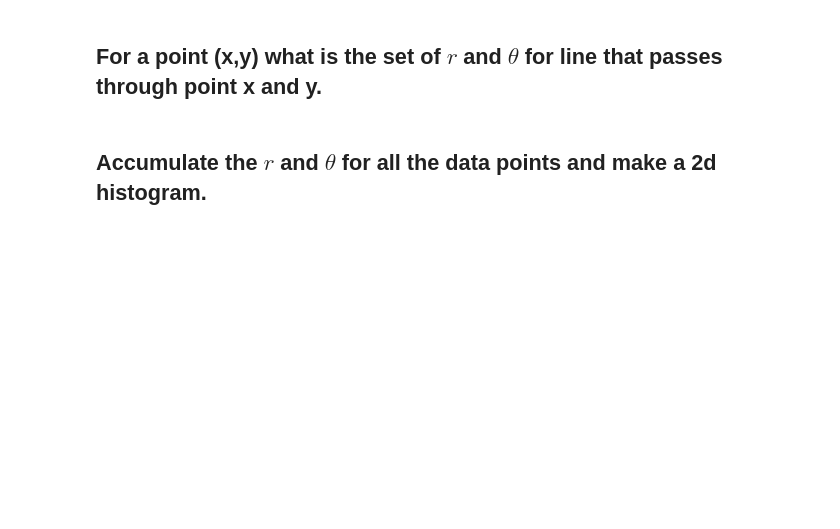
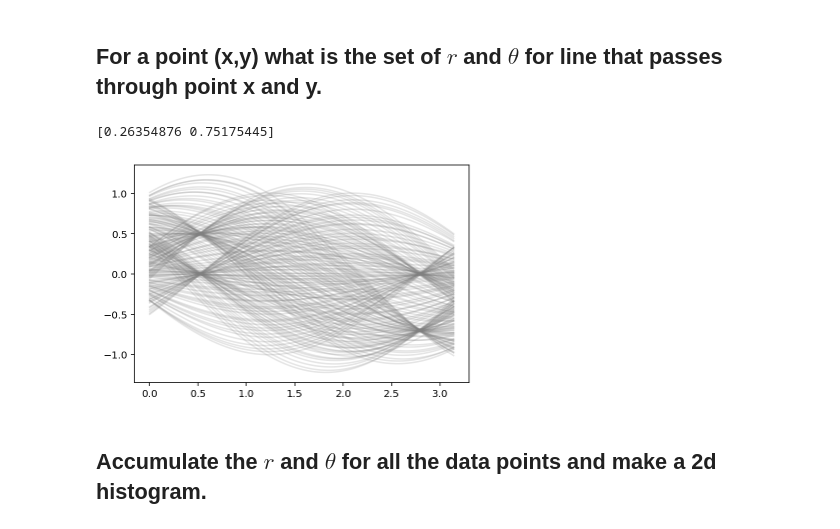
Before and after one commit to MUIC-Numerical-Methods-2018/extra-2-hough-transform, a Jupyter notebook: HoughTransform.ipynb, the cells around one changed output. Saved outputs shown, nothing was run; the diff lists cells and outputs as text; code cells hidden in the pictures; blank space fills up the shorter version.

```diff
--- a/HoughTransform.ipynb
+++ b/HoughTransform.ipynb
@@ -42,4 +65,15 @@ plt.plot(data[:, 0], data[:, 1], '.r')
 # %% [markdown]
 ## For a point (x,y) what is the set of $r$ and $\theta$ for line that passes through point x and y.
+# %%
+# all the line that pass through data[0]
+print(data[0])
+for d in data:
+    thetas = np.linspace(0, np.pi, 100)
+    rs = [d @ (np.cos(t), np.sin(t)) for t in thetas]
+
+    plt.plot(thetas, rs, color='gray', alpha=0.2)
+# %% [output]
+[0.26354876 0.75175445]
+[figure, added]
 # %% [markdown]
 ## Accumulate the $r$ and $\theta$ for all the data points and make a 2d histogram.
```
Also changed, not shown: parts of 4 cells of this notebook.
